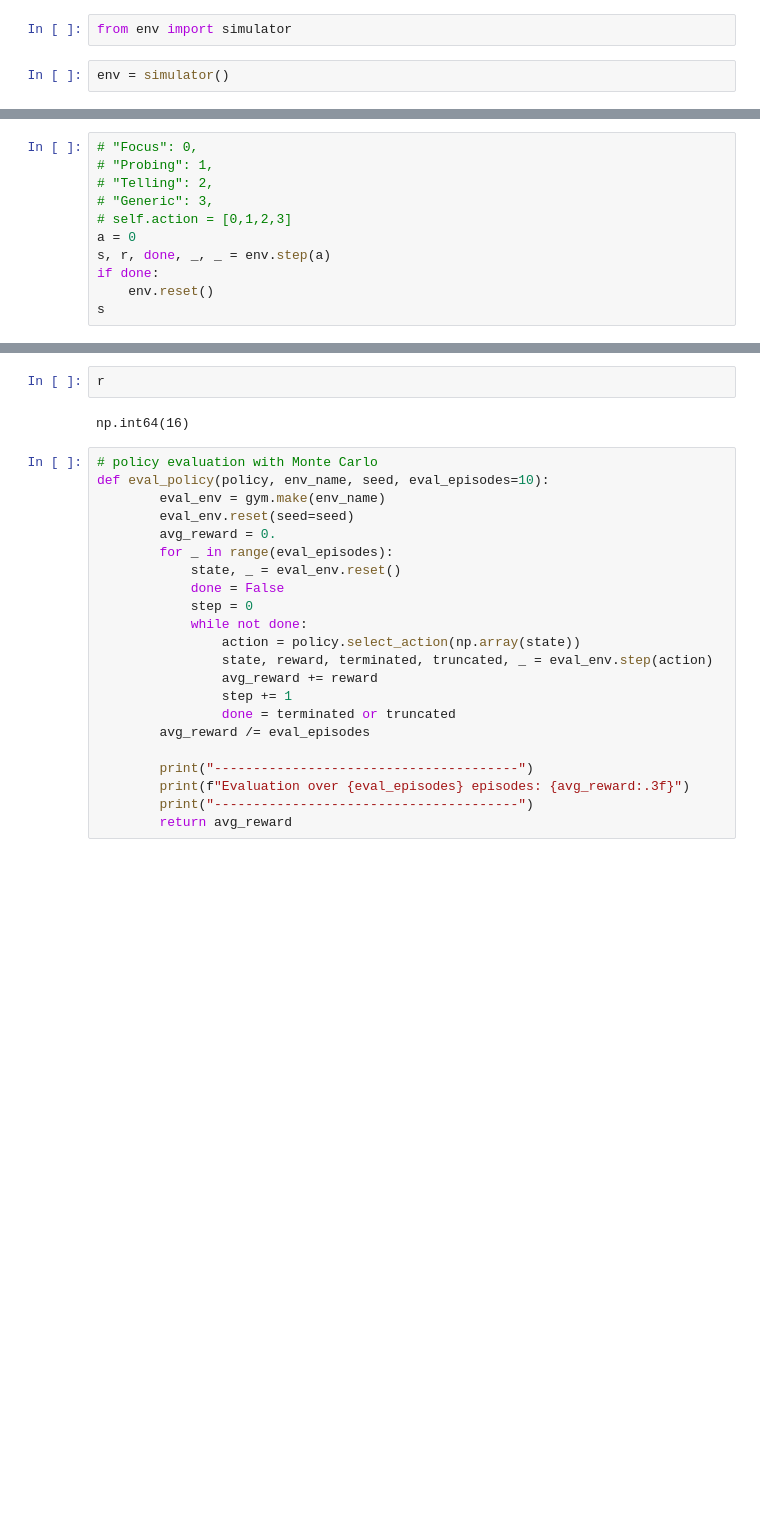
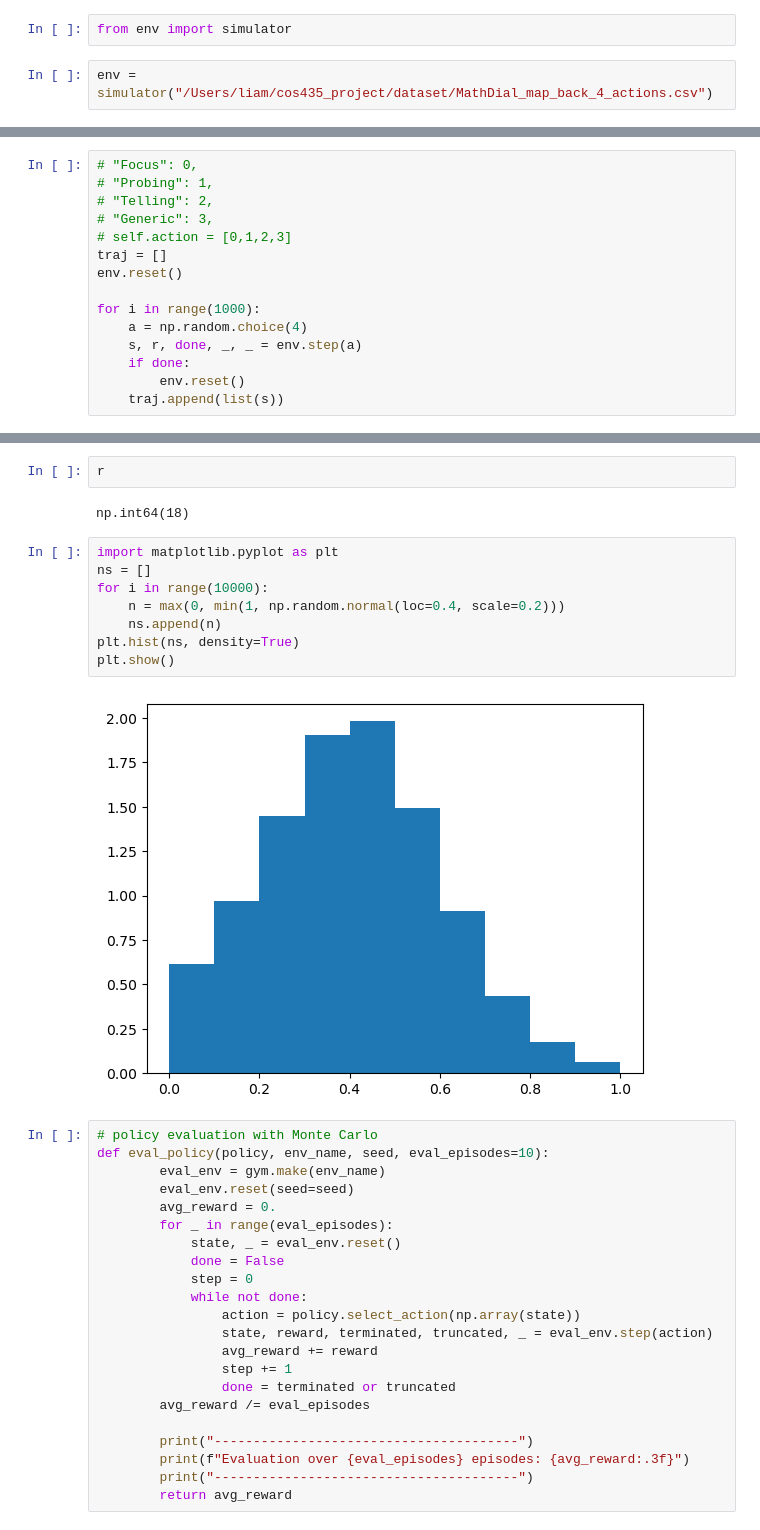
Before and after one commit to duanyang25/COS435_adaptive_mathtutor, a Jupyter notebook: models/simulator_demo.ipynb, the cells around one changed output, grey strips where cells are left out. Drawn from its saved outputs; the diff is of its cells as text; blank space fills up the shorter version.

Commit message:
update simulator

```diff
--- a/models/simulator_demo.ipynb
+++ b/models/simulator_demo.ipynb
@@ -50,7 +43,7 @@ plt.show()
 # %%
 from env import simulator
 # %%
-env = simulator()
+env = simulator("/Users/liam/cos435_project/dataset/MathDial_map_back_4_actions.csv")
 # %%
 s, _ = env.reset()
 
@@ -64,8 +62,12 @@ s
 # "Telling": 2,
 # "Generic": 3,
 # self.action = [0,1,2,3]
-a = 0
-s, r, done, _, _ = env.step(a)
-if done:
-    env.reset()
-s
+traj = []
+env.reset()
+
+for i in range(1000):
+    a = np.random.choice(4)
+    s, r, done, _, _ = env.step(a)
+    if done:
+        env.reset()
+    traj.append(list(s))
@@ -78,7 +94,17 @@ s
 # %%
 r
 # %% [output]
-np.int64(16)
+np.int64(18)
+# %%
+import matplotlib.pyplot as plt
+ns = []
+for i in range(10000):
+    n = max(0, min(1, np.random.normal(loc=0.4, scale=0.2)))
+    ns.append(n)
+plt.hist(ns, density=True)
+plt.show()
+# %% [output]
+[figure, added]
 # %%
 # policy evaluation with Monte Carlo
 def eval_policy(policy, env_name, seed, eval_episodes=10):
```
Also changed, not shown: parts of 5 cells of this notebook, 1 other file.
